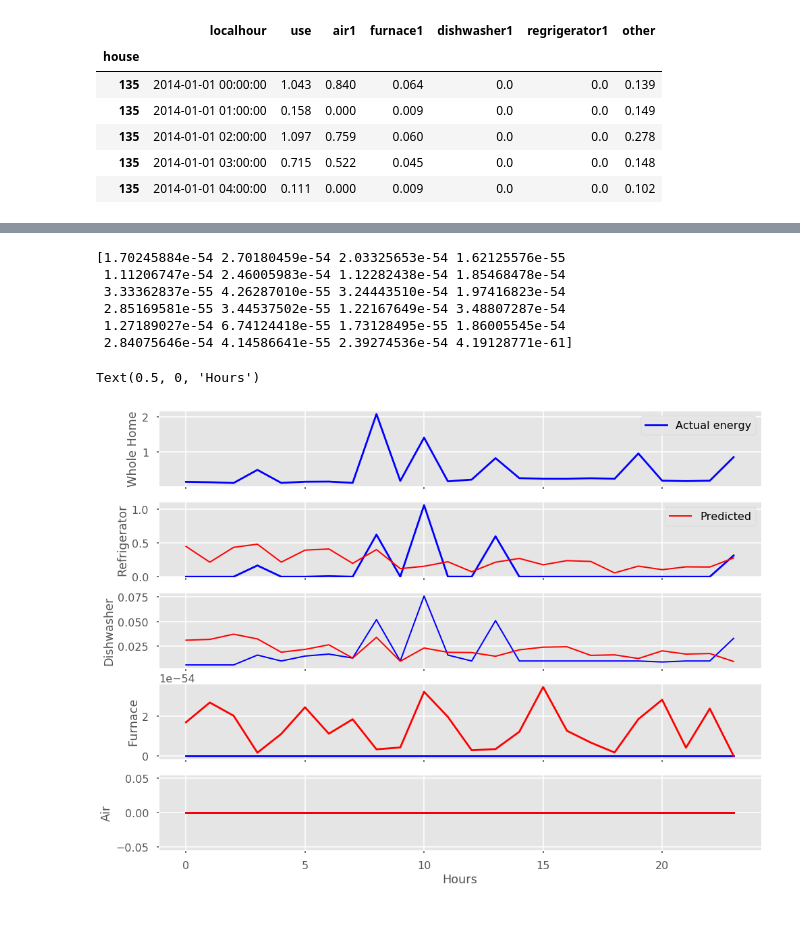
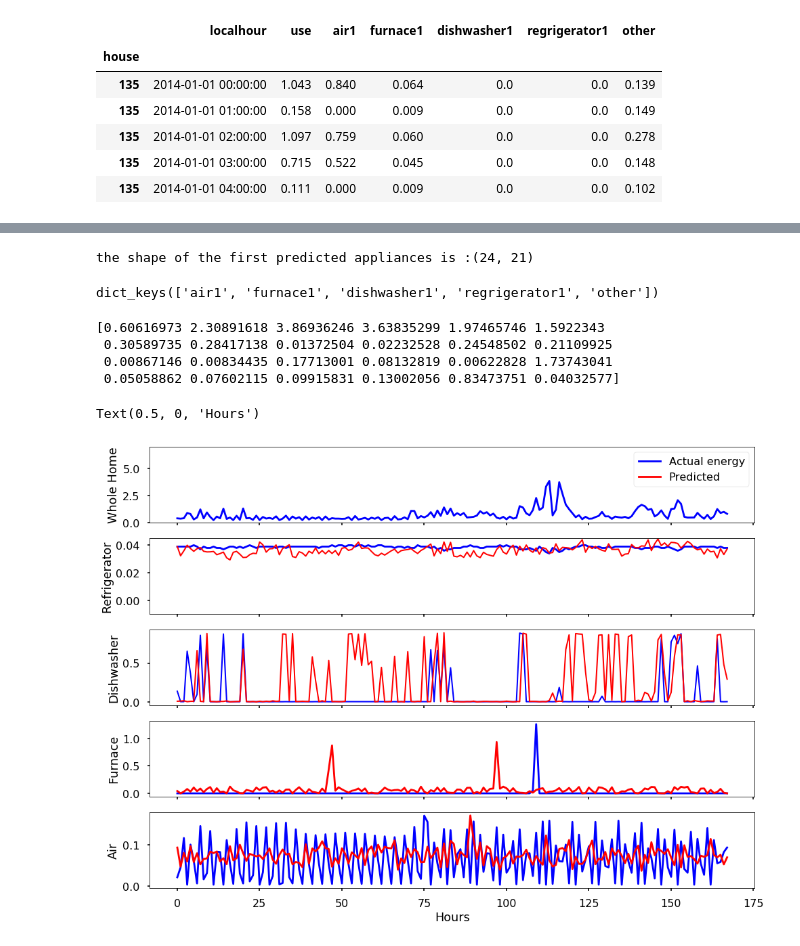
Before and after one commit to bondxue/Discriminative-Sparse-Coding-for-Energy-Disaggregation, a Jupyter notebook: DDSC.ipynb, the cells around one changed output, grey strips where cells are left out. Drawn from its saved outputs; the diff is of its cells as text; code cells hidden in the pictures; blank space fills up the shorter version.

```diff
--- a/DDSC.ipynb
+++ b/DDSC.ipynb
@@ -290,7 +290,7 @@ factor_n_t = 5 # heuristically determined
 
 timeframes = [14,30,60]
 timeframes = [48]
-# timeframes = [336]
+timeframes = [336] # 24*7*2
 #timeframes = [x*24 for x in timeframes]
 alphas = [0.0001]
 #alphas = [0.0001, 0.00001, 0.000001]
@@ -301,7 +301,7 @@ portion = 0.5
 # (720,,1400, alpha = )
 for timeframe, alpha in zip(timeframes,alphas):
 #     n = int(factor_n_t*timeframe)
-    n = 80
+    n = 250
     x_train, x_test = split(d,portion,timeframe)
 # use in whole house disaggregation step
     x_train_use = x_train.pop('use',None)
@@ -369,81 +369,86 @@ error: 2.797024259679012, error_star: 40.21478954321042
 # %%
 x_predict = sc.predict(A_last,B_list)
 print("the shape of the first predicted appliances is :%s" %(np.asarray(list(x_predict)[0]).shape,))
+# %% [output]
+the shape of the first predicted appliances is :(24, 21)
 # %%
 x_train.keys()
+# %% [output]
+dict_keys(['air1', 'furnace1', 'dishwasher1', 'regrigerator1', 'other'])
 # %%
 #x_predict = sc.predict(A_last,B_list)
 x_predict = sc.predict(A_list,B_list)
 
 print(np.asarray(list(x_predict)[0])[0:,house])
+# %% [output]
+[0.60616973 2.30891618 3.86936246 3.63835299 1.97465746 1.5922343
+ 0.30589735 0.28417138 0.01372504 0.02232528 0.24548502 0.21109925
+ 0.00867146 0.00834435 0.17713001 0.08132819 0.00622828 1.73743041
+ 0.05058862 0.07602115 0.09915831 0.13002056 0.83473751 0.04032577]
 # %%
 import matplotlib.pyplot as plt
 plt.style.use('seaborn-poster')
 
 # row and column sharing
-house = 0
+house = 10
+
+pie_chart_true = []
+pie_chart_pred = []
+
 f, ((ax1, ax2, ax3, ax4, ax5)) = plt.subplots(5, 1, sharex='col', sharey='row', figsize=(16,12))
 x = range(x_train[list(x_train.keys())[0]].shape[0])
 plt.rcParams.update({'font.size': 15})
 
 
+#===========whole home============
 y = np.asarray(x_test_use)[0:,house]
 ax1.plot(x, y, color='b',label='Actual energy')
-y=[-1]*x_train[list(x_train.keys())[0]].shape[0]
-# ax1.plot(x, y, color='r', label='Predicted')
-#ax1.set_ylim([0,2])
+y = [-1]*x_train[list(x_train.keys())[0]].shape[0]
+ax1.plot(x, y, color='r', label='Predicted')
+ax1.set_ylim([0,7])
 ax1.set_ylabel('Whole Home')
 ax1.legend()
-#
+
+#===========regrigerator============
 y = np.asarray(x_test[list(x_test.keys())[0]])[0:,house]
 ax2.plot(x, y, color='b')
-
 x_predict = sc.predict(A_list,B_list)
 y = np.asarray(list(x_predict)[0])[0:,house]
-
-ax2.plot(x , y, color='r', linewidth=2, label='Predicted')
+ax2.plot(x , y, color='r', linewidth=2)
 #ax2.get_yaxis().set_visible(False)
 ax2.set_ylabel('Refrigerator')
 ax2.set_ylim(-0.01)
-ax2.legend()
-##
+
+
+#===========dishwasher============
 y = np.asarray(x_test[list(x_test.keys())[1]])[0:,house]
 ax3.plot(x, y, color='b', linewidth=2)
-
 x_predict = sc.predict(A_list,B_list)
 y = np.asarray(list(x_predict)[1])[0:,house]
 ax3.plot(x,y, color='r', linewidth=2)
 #ax3.get_yaxis().set_visible(False)
 ax3.set_ylabel('Dishwasher')
 #ax3.set_ylim(-0.00001)
 
-##
+#===========furnace============
 y = np.asarray(x_test[list(x_test.keys())[2]])[0:,house]
 ax4.plot(x, y, color='b')
-
 x_predict = sc.predict(A_list,B_list)
 y = np.asarray(list(x_predict)[2])[0:,house]
-print(y)
 ax4.plot(x,y, color='r')
 #ax4.get_yaxis().set_visible(False)
 ax4.set_ylabel('Furnace')
 # ax4.set_ylim(-0.05, 0.05)
-##
+
+#===========Air============
 y = np.asarray(x_test[list(x_test.keys())[3]])[0:,house]
 ax5.plot(x, y, color='b')
-
 x_predict = sc.predict(A_list,B_list)
 y = np.asarray(list(x_predict)[3])[0:,house]
 ax5.plot(x,y, color='r')
 #ax5.get_yaxis().set_visible(False)
 ax5.set_ylabel('Air')
 ax5.set_xlabel('Hours')
 # %% [output]
-[1.70245884e-54 2.70180459e-54 2.03325653e-54 1.62125576e-55
- 1.11206747e-54 2.46005983e-54 1.12282438e-54 1.85468478e-54
- 3.33362837e-55 4.26287010e-55 3.24443510e-54 1.97416823e-54
- 2.85169581e-55 3.44537502e-55 1.22167649e-54 3.48807287e-54
- 1.27189027e-54 6.74124418e-55 1.73128495e-55 1.86005545e-54
- 2.84075646e-54 4.14586641e-55 2.39274536e-54 4.19128771e-61]
+Text(0.5, 0, 'Hours')
-Text(0.5, 0, 'Hours')
-[figure, old version]
+[figure, new version]
```
Also changed, not shown: parts of 4 cells of this notebook.
